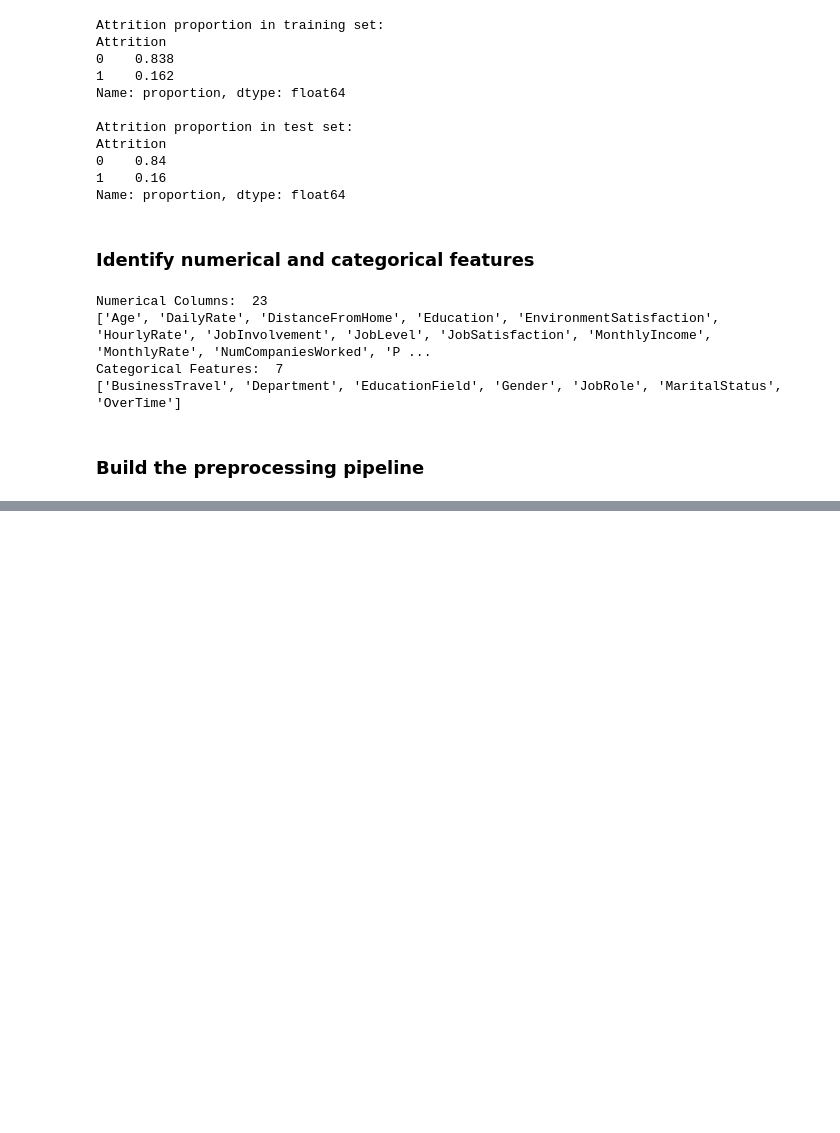
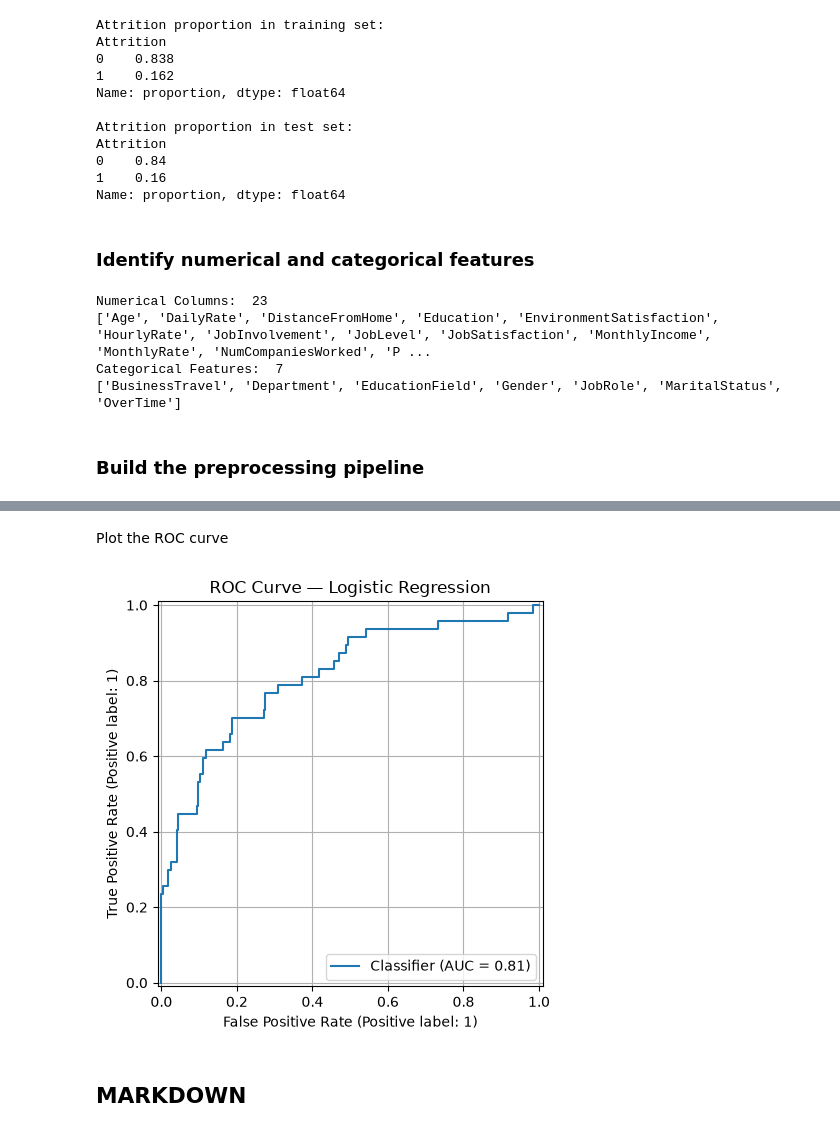
Before and after one commit to Mrincxyl/IBM_Employee_Attrition_Prediction, a Jupyter notebook: 2_Prepare_Data_For_Model.ipynb, the cells around one changed output, grey strips where cells are left out. Saved outputs shown, nothing was run; the diff lists cells and outputs as text; code cells hidden in the pictures; blank space fills up the shorter version.

```diff
--- a/2_Prepare_Data_For_Model.ipynb
+++ b/2_Prepare_Data_For_Model.ipynb
@@ -112,3 +112,10 @@ from sklearn.linear_model import LogisticRegression
 # %%
 num_transformer = StandardScaler()
 cat_transformer = OneHotEncoder(handle_unknown="ignore")
+# %%
+preprocessor = ColumnTransformer(
+    transformers=[
+        ("Numerical_Feature",num_transformer,num_cols),
+        ("Categorical",cat_transformer,cat_cols)
+    ]
+)
@@ -114,0 +245,15 @@ cat_transformer = OneHotEncoder(handle_unknown="ignore")
+# %% [markdown]
+Plot the ROC curve
+# %%
+
+from sklearn.metrics import RocCurveDisplay
+
+RocCurveDisplay.from_predictions(y_test, y_prob)
+plt.title("ROC Curve — Logistic Regression")
+plt.grid(True)
+plt.tight_layout()
+plt.show()
+# %% [output]
+[figure, added]
+# %% [markdown]
+## MARKDOWN
```
Also changed, not shown: parts of 16 cells of this notebook.
